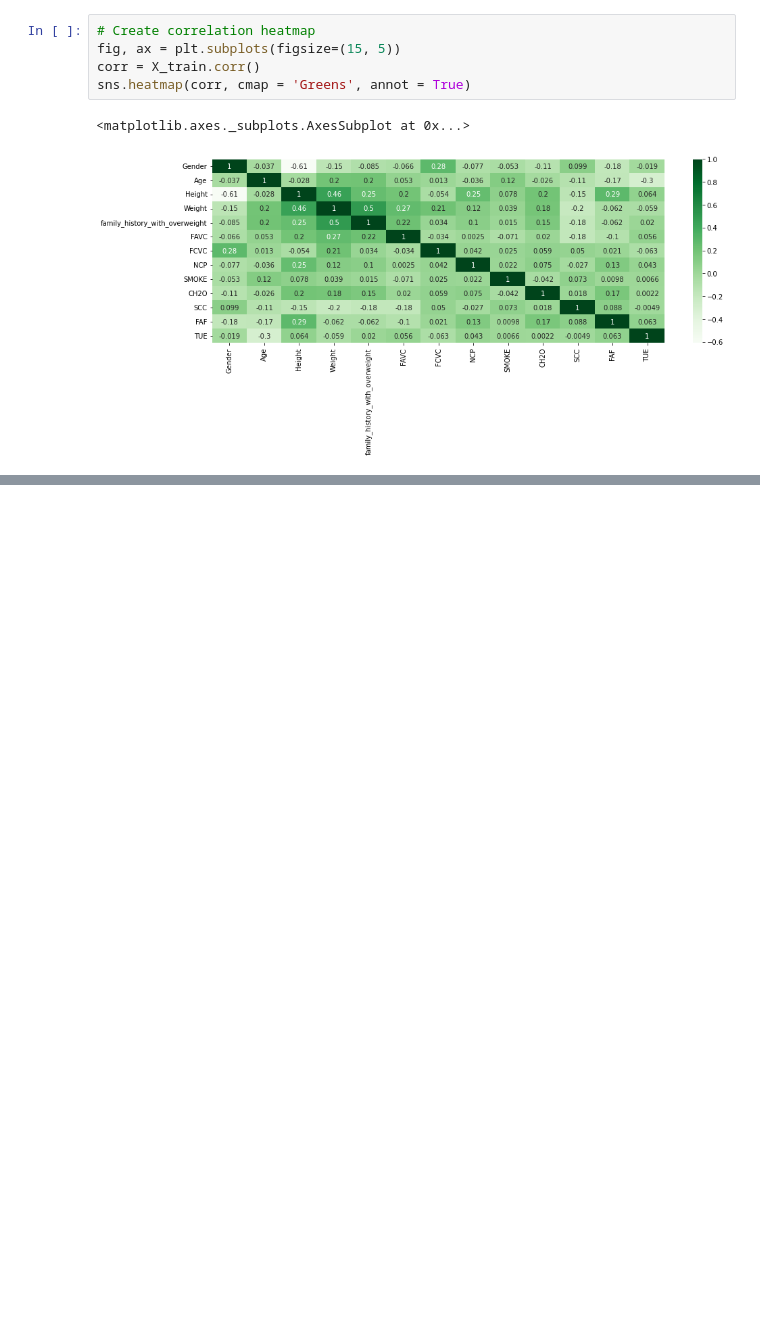
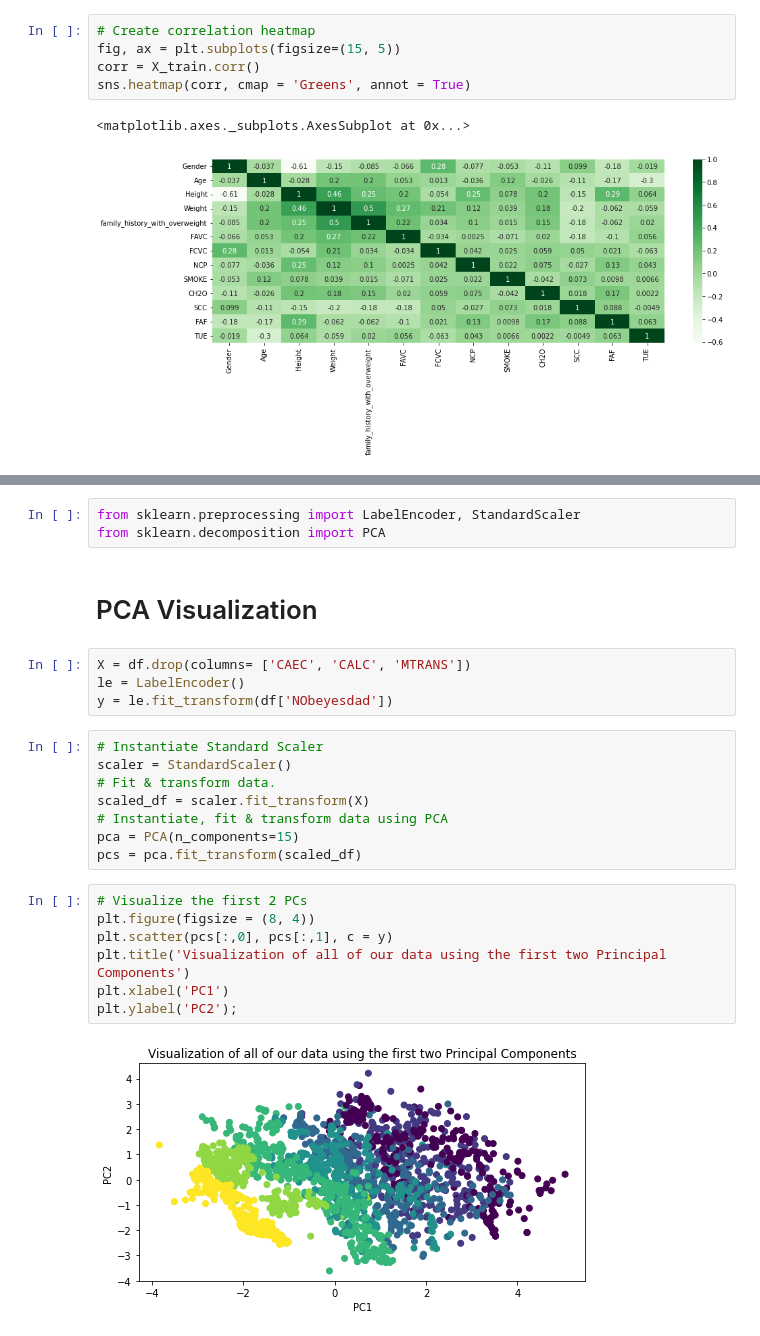
Before and after one commit to TanChen168/Project2, a Jupyter notebook: Project2_Part4.ipynb, the cells around one changed output, grey strips where cells are left out. Saved outputs shown, nothing was run; the diff lists cells and outputs as text; blank space fills up the shorter version.

```diff
--- a/Project2_Part4.ipynb
+++ b/Project2_Part4.ipynb
@@ -198,0 +409,26 @@ plt.ylabel('Silhouette Score');
+# %%
+from sklearn.preprocessing import LabelEncoder, StandardScaler
+from sklearn.decomposition import PCA
+# %% [markdown]
+# PCA Visualization
+# %%
+X = df.drop(columns= ['CAEC', 'CALC', 'MTRANS'])
+le = LabelEncoder()
+y = le.fit_transform(df['NObeyesdad'])
+# %%
+# Instantiate Standard Scaler
+scaler = StandardScaler()
+# Fit & transform data.
+scaled_df = scaler.fit_transform(X)
+# Instantiate, fit & transform data using PCA
+pca = PCA(n_components=15)
+pcs = pca.fit_transform(scaled_df)
+# %%
+# Visualize the first 2 PCs
+plt.figure(figsize = (8, 4))
+plt.scatter(pcs[:,0], pcs[:,1], c = y)
+plt.title('Visualization of all of our data using the first two Principal Components')
+plt.xlabel('PC1')
+plt.ylabel('PC2');
+# %% [output]
+[figure, added]
```
Also changed, not shown: parts of 26 cells of this notebook.
